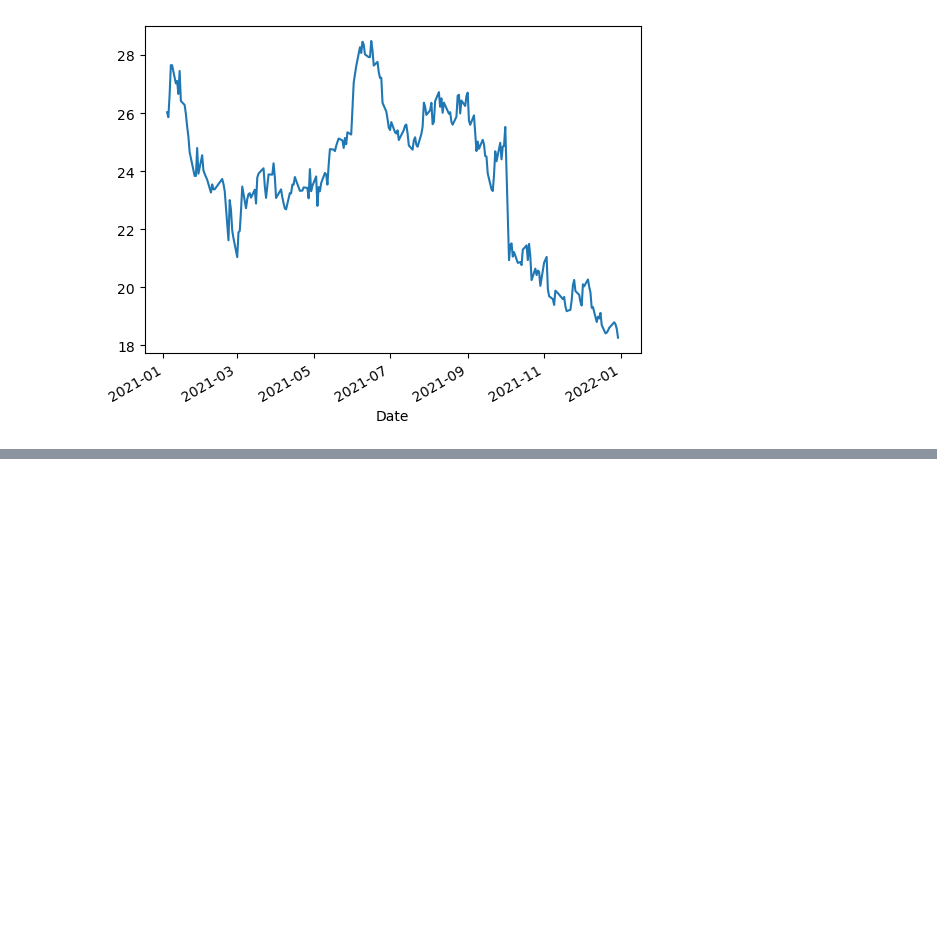
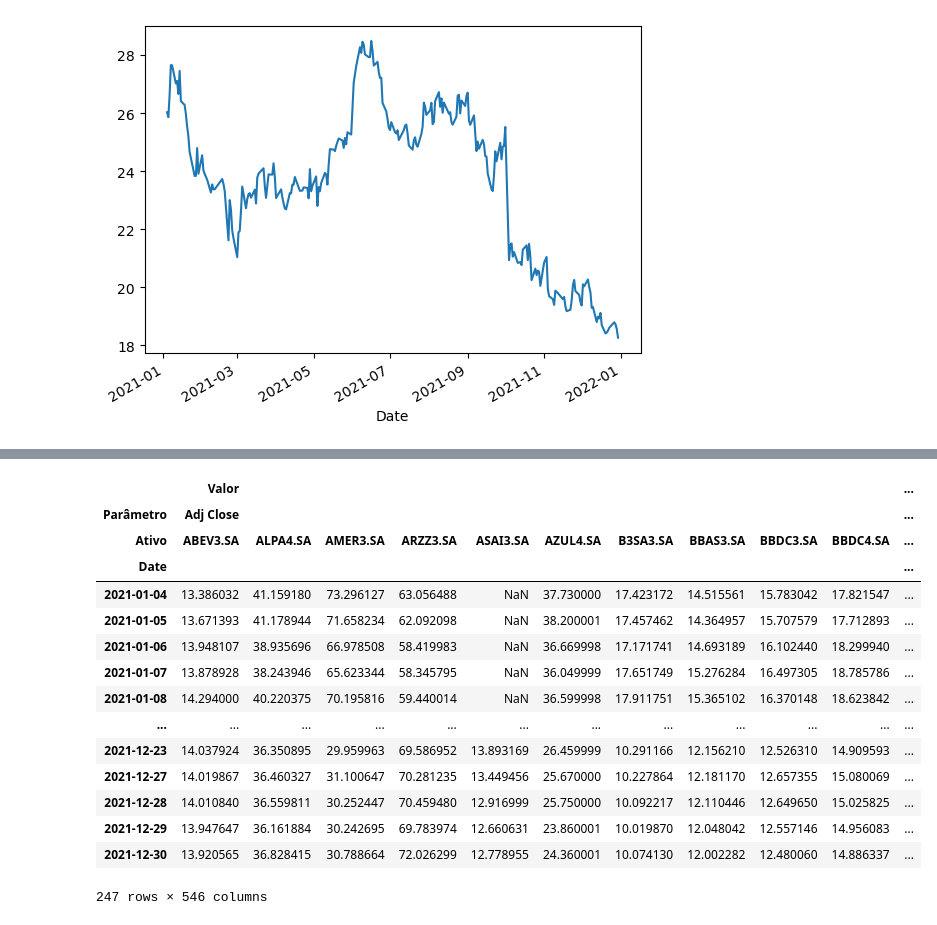
Before and after one commit to Murilo-Barreiro/pmf, a Jupyter notebook: Modulo2.ipynb, the cells around one changed output, grey strips where cells are left out. Cells and saved outputs as stored; diff of their text form; code cells hidden in the pictures; blank space fills up the shorter version.

```diff
--- a/Modulo2.ipynb
+++ b/Modulo2.ipynb
@@ -191,0 +217,2 @@ df_ibov[('Adj Close', 'ITUB4.SA')].plot()
+# %%
+df_ibov_long = df_ibov.melt(ignore_index=False)
@@ -191,0 +262,21 @@ df_ibov[('Adj Close', 'ITUB4.SA')].plot()
+# %%
+# Transformar o df em wide
+
+df_ibov_long.pivot(columns=['Parâmetro', 'Ativo'])
+# %% [output]
+|  | Valor |  |  |  |  |  |  |  |  |  | ... |
+| Parâmetro | Adj Close |  |  |  |  |  |  |  |  |  | ... |
+| Ativo | ABEV3.SA | ALPA4.SA | AMER3.SA | ARZZ3.SA | ASAI3.SA | AZUL4.SA | B3SA3.SA | BBAS3.SA | BBDC3.SA | BBDC4.SA | ... |
+| Date |  |  |  |  |  |  |  |  |  |  | ... |
+| 2021-01-04 | 13.386032 | 41.159180 | 73.296127 | 63.056488 | NaN | 37.730000 | 17.423172 | 14.515561 | 15.783042 | 17.821547 | ... |
+| 2021-01-05 | 13.671393 | 41.178944 | 71.658234 | 62.092098 | NaN | 38.200001 | 17.457462 | 14.364957 | 15.707579 | 17.712893 | ... |
+| 2021-01-06 | 13.948107 | 38.935696 | 66.978508 | 58.419983 | NaN | 36.669998 | 17.171741 | 14.693189 | 16.102440 | 18.299940 | ... |
+| 2021-01-07 | 13.878928 | 38.243946 | 65.623344 | 58.345795 | NaN | 36.049999 | 17.651749 | 15.276284 | 16.497305 | 18.785786 | ... |
+| 2021-01-08 | 14.294000 | 40.220375 | 70.195816 | 59.440014 | NaN | 36.599998 | 17.911751 | 15.365102 | 16.370148 | 18.623842 | ... |
+| ... | ... | ... | ... | ... | ... | ... | ... | ... | ... | ... | ... |
+| 2021-12-23 | 14.037924 | 36.350895 | 29.959963 | 69.586952 | 13.893169 | 26.459999 | 10.291166 | 12.156210 | 12.526310 | 14.909593 | ... |
+| 2021-12-27 | 14.019867 | 36.460327 | 31.100647 | 70.281235 | 13.449456 | 25.670000 | 10.227864 | 12.181170 | 12.657355 | 15.080069 | ... |
+| 2021-12-28 | 14.010840 | 36.559811 | 30.252447 | 70.459480 | 12.916999 | 25.750000 | 10.092217 | 12.110446 | 12.649650 | 15.025825 | ... |
+| 2021-12-29 | 13.947647 | 36.161884 | 30.242695 | 69.783974 | 12.660631 | 23.860001 | 10.019870 | 12.048042 | 12.557146 | 14.956083 | ... |
+| 2021-12-30 | 13.920565 | 36.828415 | 30.788664 | 72.026299 | 12.778955 | 24.360001 | 10.074130 | 12.002282 | 12.480060 | 14.886337 | ... |
+247 rows × 546 columns
```
Also changed, not shown: parts of 15 cells of this notebook.
